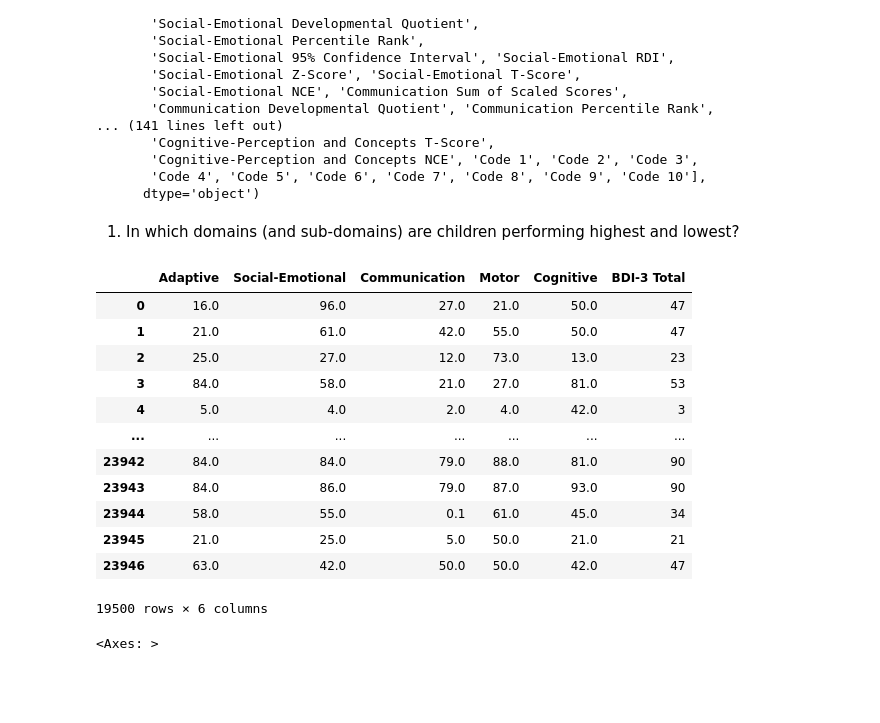
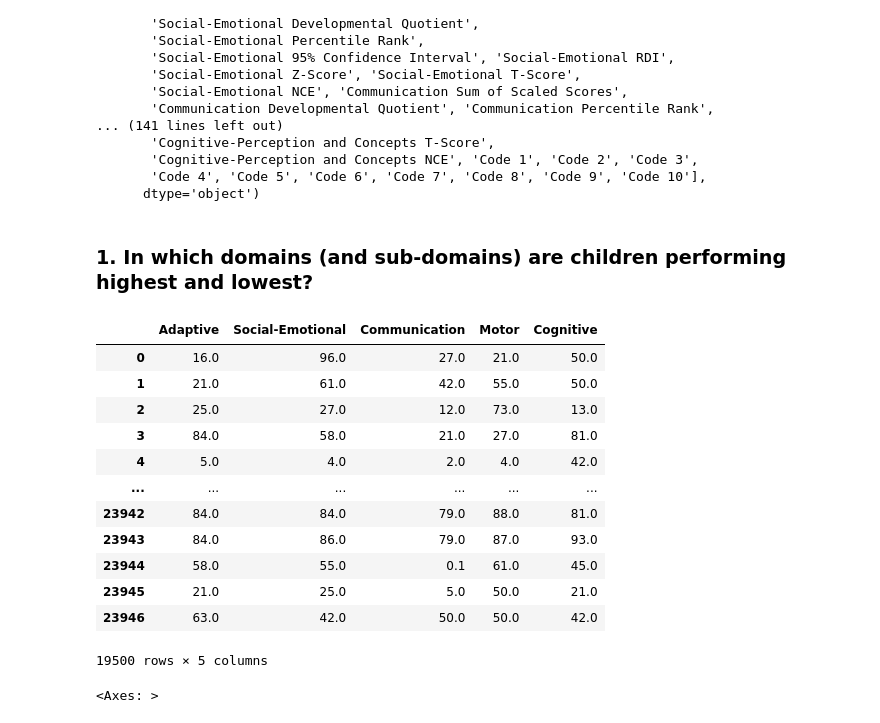
Before and after one commit to NSS-Data-Analytics-Cohort-17/partner-project-japan, a Jupyter notebook: mbutera_eda.ipynb, the cells around one changed output. Saved outputs shown, nothing was run; the diff lists cells and outputs as text; code cells hidden in the pictures; blank space fills up the shorter version.

```diff
--- a/mbutera_eda.ipynb
+++ b/mbutera_eda.ipynb
@@ -67,7 +67,7 @@ for dom in domains.keys():
     child_df[f'{dom} RDI'] = child_df[f'{dom} RDI'].astype(str).str.replace(r'\d{4}-(\d{2})-.*',r'\1',regex=True)
     child_df[f'{dom} RDI'] = child_df[f'{dom} RDI'].str.replace(r'^(\d{2})$',r'\1/90',regex=True)
 # %% [markdown]
-1. In which domains (and sub-domains) are children performing highest and lowest?
+### 1. In which domains (and sub-domains) are children performing highest and lowest?
 # %%
 import re
 import seaborn as sns
@@ -76,24 +76,26 @@ import matplotlib.pyplot as plt
 columns = child_df.columns.tolist()
 # %%
 domPR_col = [col for col in columns if re.match(r'.*Percentile Rank', col)]
+domPR_col.remove('BDI-3 Total Percentile Rank')
 domPR_df = child_df[domPR_col]
+
+domPR_df.columns = ['Adaptive', 'Social-Emotional', 'Communication', 'Motor', 'Cognitive']
 # %%
-domPR_df.columns = ['Adaptive', 'Social-Emotional', 'Communication', 'Motor', 'Cognitive', 'BDI-3 Total']
 domPR_df
 # %% [output]
-|  | Adaptive | Social-Emotional | Communication | Motor | Cognitive | BDI-3 Total |
-| 0 | 16.0 | 96.0 | 27.0 | 21.0 | 50.0 | 47 |
-| 1 | 21.0 | 61.0 | 42.0 | 55.0 | 50.0 | 47 |
-| 2 | 25.0 | 27.0 | 12.0 | 73.0 | 13.0 | 23 |
-| 3 | 84.0 | 58.0 | 21.0 | 27.0 | 81.0 | 53 |
-| 4 | 5.0 | 4.0 | 2.0 | 4.0 | 42.0 | 3 |
-| ... | ... | ... | ... | ... | ... | ... |
-| 23942 | 84.0 | 84.0 | 79.0 | 88.0 | 81.0 | 90 |
-| 23943 | 84.0 | 86.0 | 79.0 | 87.0 | 93.0 | 90 |
-| 23944 | 58.0 | 55.0 | 0.1 | 61.0 | 45.0 | 34 |
-| 23945 | 21.0 | 25.0 | 5.0 | 50.0 | 21.0 | 21 |
-| 23946 | 63.0 | 42.0 | 50.0 | 50.0 | 42.0 | 47 |
+|  | Adaptive | Social-Emotional | Communication | Motor | Cognitive |
+| 0 | 16.0 | 96.0 | 27.0 | 21.0 | 50.0 |
+| 1 | 21.0 | 61.0 | 42.0 | 55.0 | 50.0 |
+| 2 | 25.0 | 27.0 | 12.0 | 73.0 | 13.0 |
+| 3 | 84.0 | 58.0 | 21.0 | 27.0 | 81.0 |
+| 4 | 5.0 | 4.0 | 2.0 | 4.0 | 42.0 |
+| ... | ... | ... | ... | ... | ... |
+| 23942 | 84.0 | 84.0 | 79.0 | 88.0 | 81.0 |
+| 23943 | 84.0 | 86.0 | 79.0 | 87.0 | 93.0 |
+| 23944 | 58.0 | 55.0 | 0.1 | 61.0 | 45.0 |
+| 23945 | 21.0 | 25.0 | 5.0 | 50.0 | 21.0 |
+| 23946 | 63.0 | 42.0 | 50.0 | 50.0 | 42.0 |
-19500 rows × 6 columns
+19500 rows × 5 columns
 # %%
 colormap = {
     'Adaptive': '#4c72b0',
```
Also changed, not shown: parts of 26 cells of this notebook, 2 other files.
